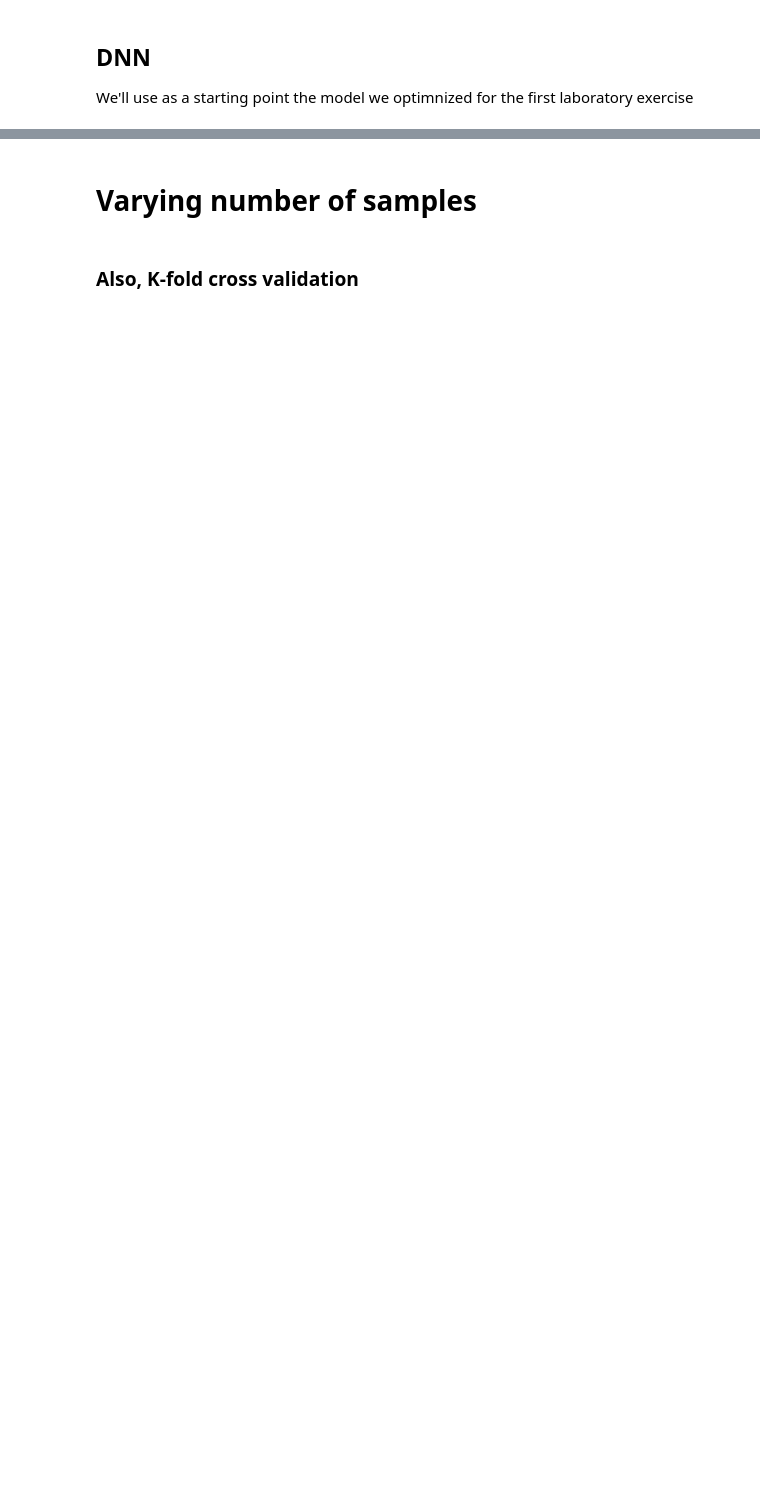
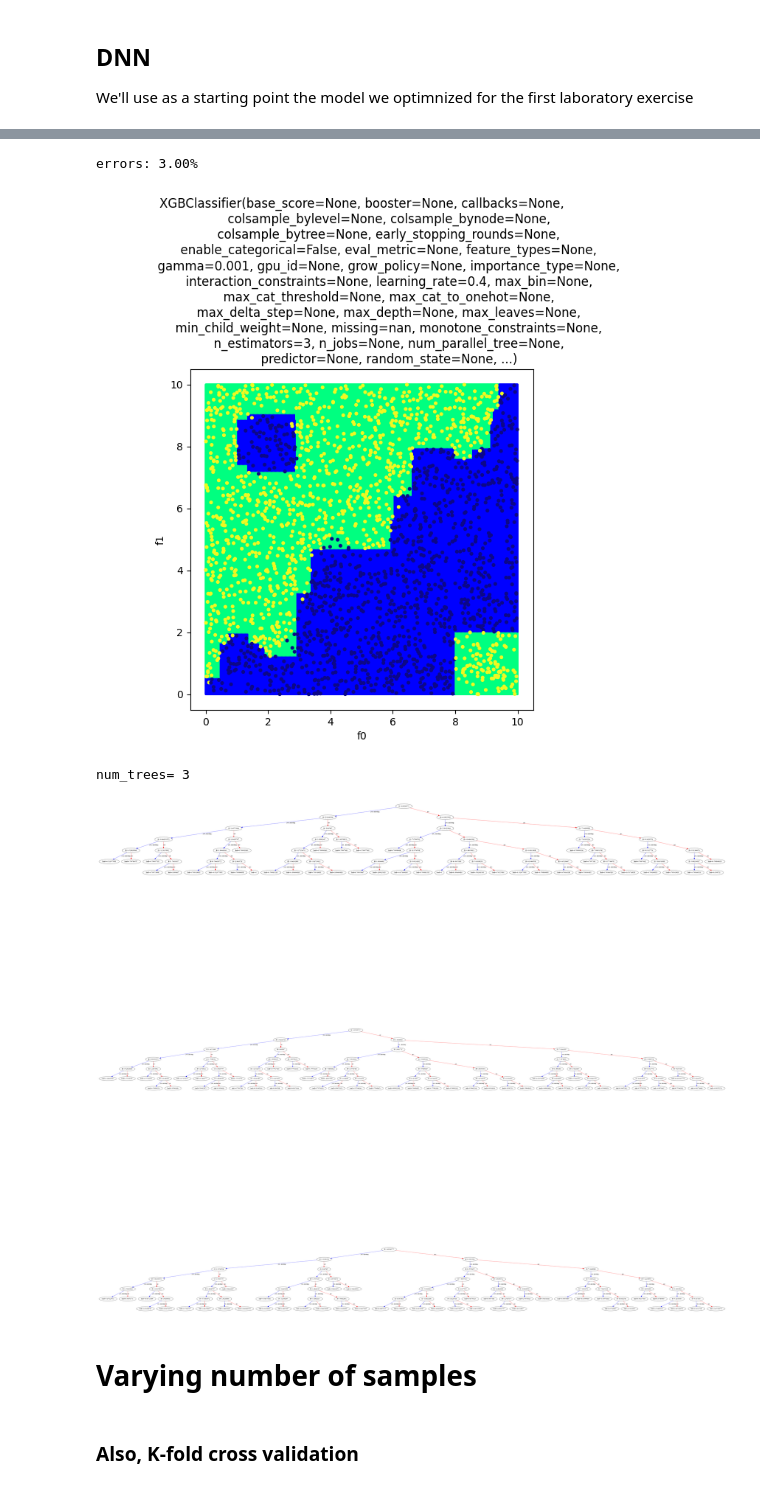
Before and after one commit to davbac/LCP-modB, a Jupyter notebook: ex04/group2309_exercise4.ipynb, the cells around one changed output, grey strips where cells are left out. Saved outputs shown, nothing was run; the diff lists cells and outputs as text; code cells hidden in the pictures; blank space fills up the shorter version.

```diff
--- a/ex04/group2309_exercise4.ipynb
+++ b/ex04/group2309_exercise4.ipynb
@@ -164,10 +230,15 @@ def classifyx(clf=GradientBoostingClassifier(),show=False):
 # %%
 classifyx(XGBClassifier(seed=1,
                         objective='binary:logistic',
                         #objective="reg:squarederror",eval_metric="rmse",
                         learning_rate=0.4,
                         gamma=0.001,
-                        reg_lambda=0.001, n_estimators=3),show=True)
+                        reg_lambda=0.001, n_estimators=3),show=False)
+# %% [output]
+errors: 3.00%
+[figure, added]
+num_trees= 3
+[figure, added]
 # %% [markdown]
 # Varying number of samples
 # %% [markdown]
```
Also changed, not shown: parts of 12 cells of this notebook.
